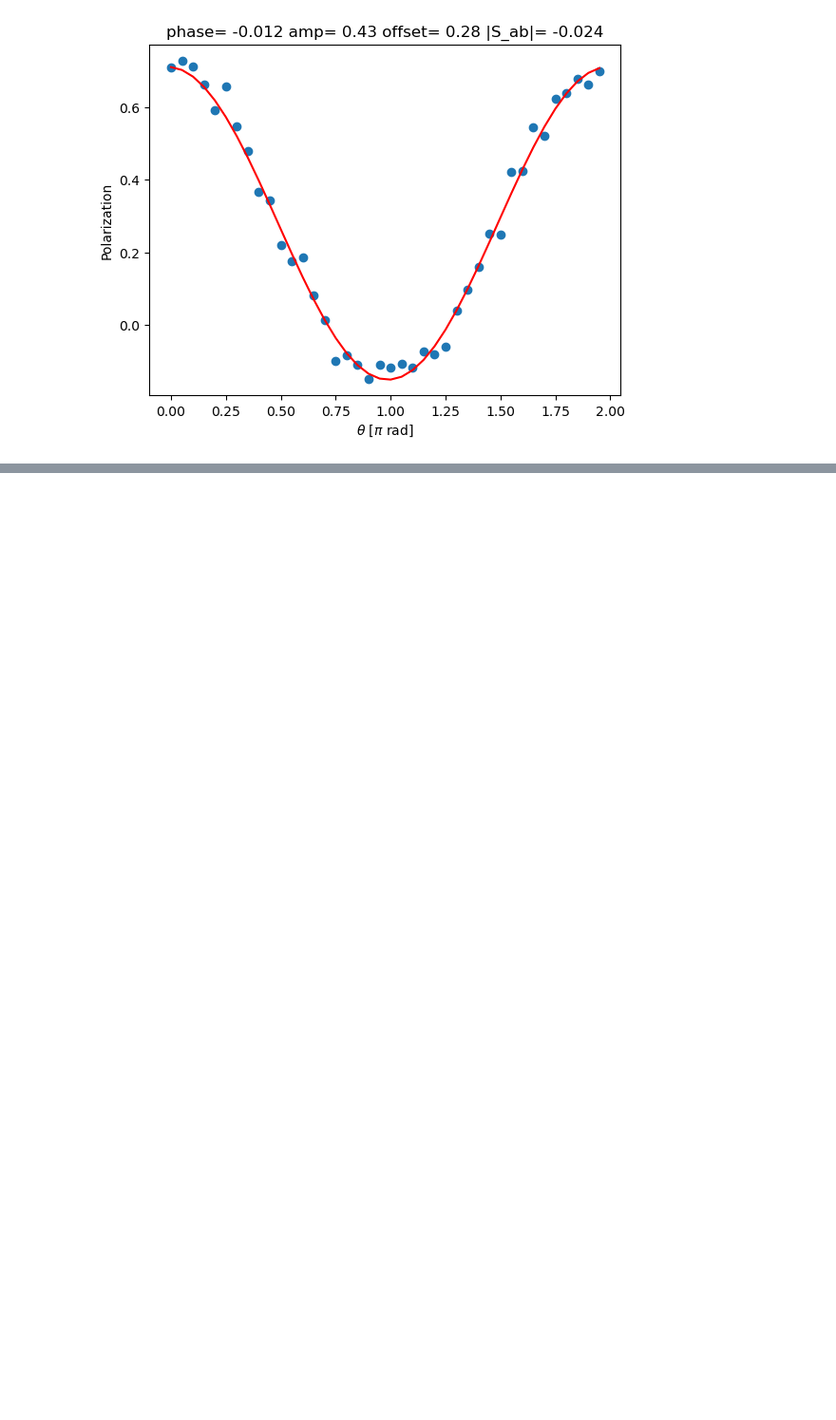
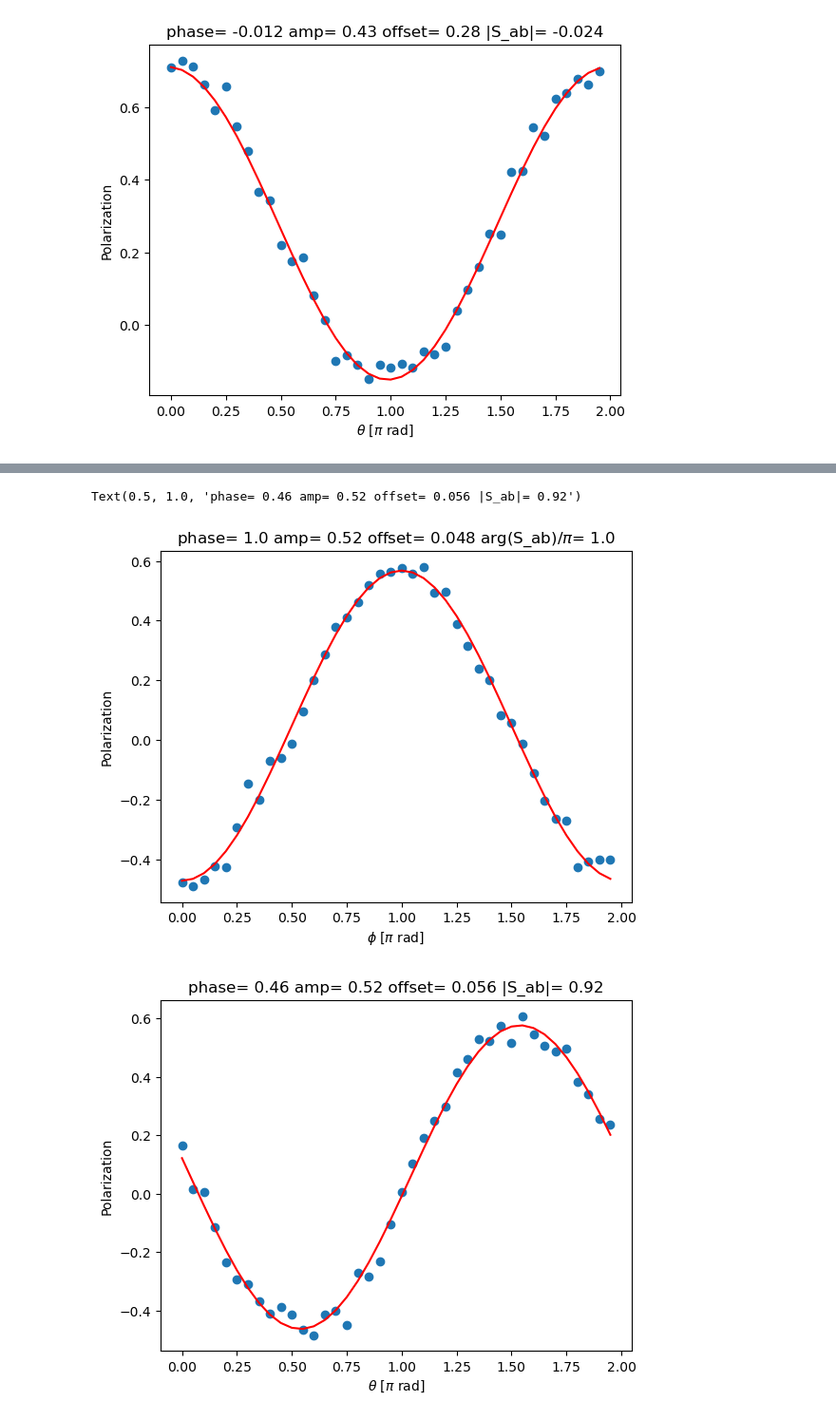
Before and after one commit to DaanTimmers/kitaevsim, a Jupyter notebook: Quantum double/Tomography Fittings.ipynb, the cells around one changed output, grey strips where cells are left out. Shown at 95% size. Drawn from its saved outputs; the diff is of its cells as text; code cells hidden in the pictures; blank space fills up the shorter version.

```diff
--- a/Quantum double/Tomography Fittings.ipynb
+++ b/Quantum double/Tomography Fittings.ipynb
@@ -238,0 +335,72 @@ Text(0.5, 1.0, 'phase= -0.012 amp= 0.43 offset= 0.28 |S_ab|= -0.024')
+# %%
+# @title S = - 1
+
+import numpy as np
+import matplotlib.pyplot as plt
+from scipy.optimize import curve_fit
+
+num_point = 40
+angles= np.array([i*np.pi*2/num_point for i in range(num_point)])
+pols = np.array(
+[-0.477, -0.49  ,-0.469, -0.422 ,-0.428, -0.293 ,-0.147, -0.202 ,-0.071, -0.06,
+ -0.013,  0.095 , 0.202 , 0.287 , 0.38  , 0.411 , 0.463 , 0.52  , 0.558 , 0.565,
+  0.575,  0.559 , 0.58  , 0.493 , 0.496 , 0.39  , 0.316 , 0.238 , 0.201 , 0.083,
+  0.057, -0.011, -0.112 ,-0.204, -0.264 ,-0.269, -0.425 ,-0.406, -0.4   ,-0.402]
+ )
+
+def func(x, a, b, c):
+  return np.cos(x-a*np.pi)*b + c
+from math import log10, floor
+def round_sig(x, sig=2):
+  return round(x, sig-int(floor(log10(abs(x))))-1)
+
+args, cov = curve_fit(func, angles, pols)
+plt.figure(1)
+if args[1]<0:
+  args[1] = - args[1]
+  args[0] = np.mod(args[0]+1, 2)
+  if args[0] > 1:
+    args[0] -=2
+args = [round_sig(i, 2) for i in args]
+plt.scatter(angles/np.pi, pols)
+plt.plot(angles/np.pi, func(angles, *args), color='r')
+plt.ylabel('Polarization')
+plt.xlabel(r'$\phi$ [$\pi$ rad]')
+plt.title('phase= ' + str(args[0]) + ' amp= ' + str(args[1]) + ' offset= ' + str(args[2])+' arg(S_ab)/$\pi$= '+str(args[0]))
+
+import numpy as np
+import matplotlib.pyplot as plt
+from scipy.optimize import curve_fit
+
+num_point = 40
+angles= np.array([i*np.pi*2/num_point for i in range(num_point)])
+pols = np.array(
+[ 0.164,  0.016  ,0.004, -0.116 ,-0.236, -0.294 ,-0.309, -0.368 ,-0.411, -0.388,
+ -0.416, -0.468 ,-0.485 ,-0.413 ,-0.403 ,-0.451 ,-0.27 , -0.285 ,-0.234, -0.104,
+  0.006,  0.103 , 0.19  , 0.249 , 0.299 , 0.414 , 0.46  , 0.529 , 0.521 , 0.574,
+  0.515 , 0.608,  0.544  ,0.505,  0.485  ,0.495,  0.381  ,0.339 , 0.256  ,0.237]
+ )
+
+def func(x, a, b, c):
+  return np.cos(x+a*np.pi)*b + c
+from math import log10, floor
+def round_sig(x, sig=2):
+  return round(x, sig-int(floor(log10(abs(x))))-1)
+
+args, cov = curve_fit(func, angles, pols)
+plt.figure(2)
+if args[1]<0:
+  args[1] = - args[1]
+  args[0] = np.mod(args[0]+1, 2)
+  if args[0] > 1:
+    args[0] -=2
+args = [round_sig(i, 2) for i in args]
+plt.scatter(angles/np.pi, pols)
+plt.plot(angles/np.pi, func(angles, *args), color='r')
+plt.ylabel('Polarization')
+plt.xlabel(r'$\theta$ [$\pi$ rad]')
+plt.title('phase= ' + str(args[0]) + ' amp= ' + str(args[1]) + ' offset= ' + str(args[2])+' |S_ab|= '+str(args[0]*2))
+# %% [output]
+Text(0.5, 1.0, 'phase= 0.46 amp= 0.52 offset= 0.056 |S_ab|= 0.92')
+[figure, added]
+[figure, added]
```
Also changed, not shown: parts of 4 cells of this notebook.
